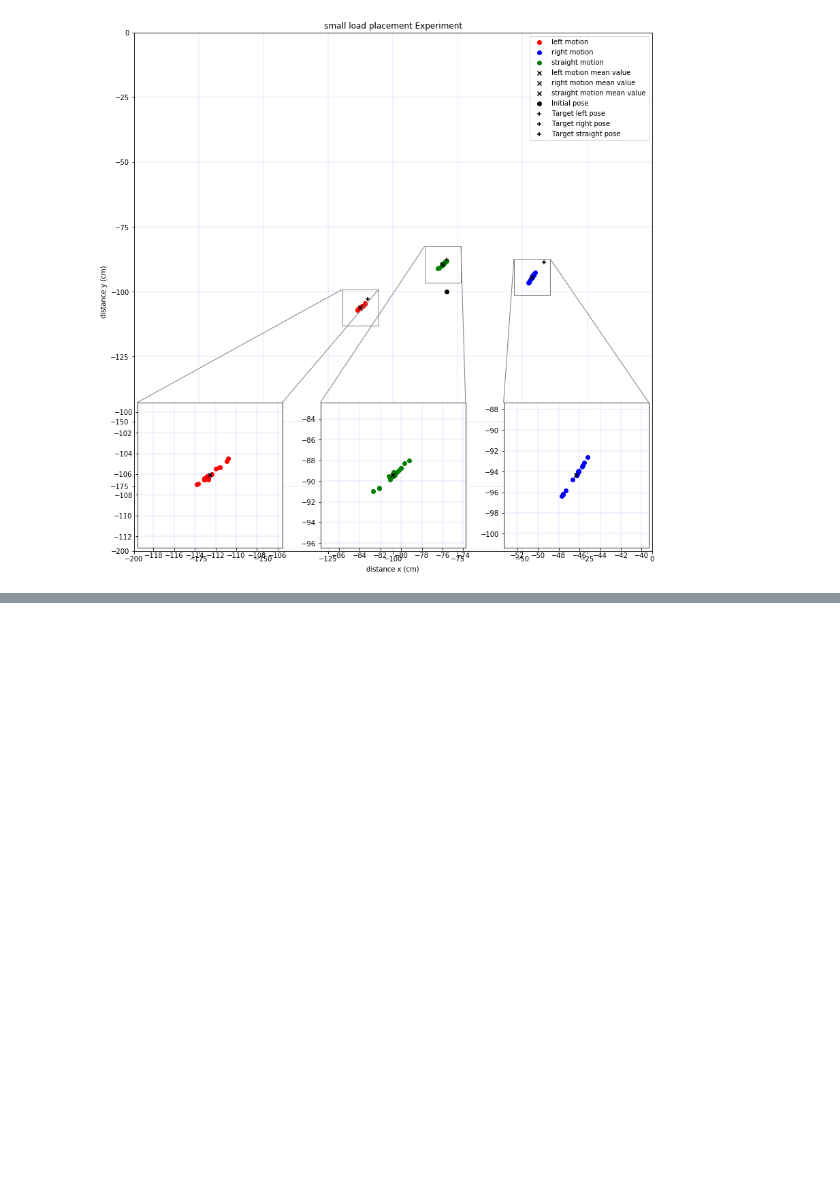
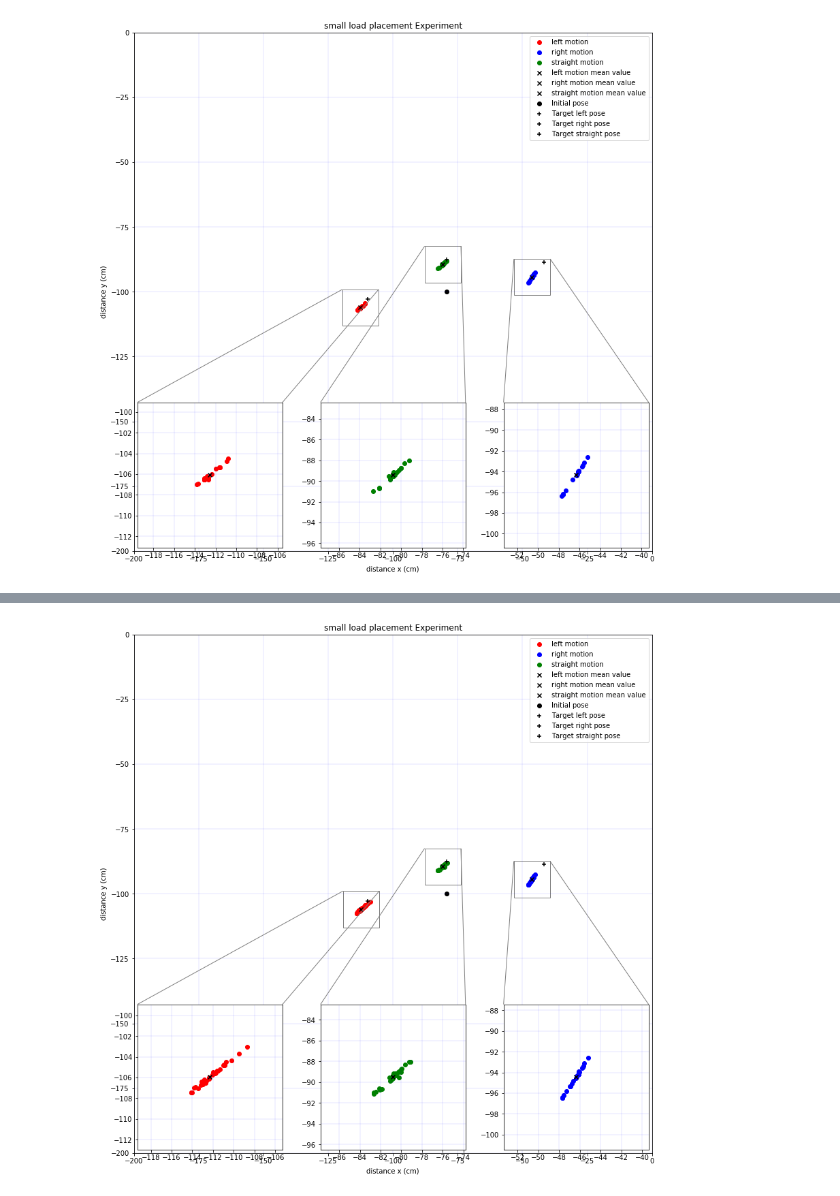
Before and after one commit to pranjaldhole/SEE, a Jupyter notebook: youbot/SEEHomework_AbhishekPadalkar_MaxMensing_PranjalDhole_youbot.ipynb, the cells around one changed output, grey strips where cells are left out. Cells and saved outputs as stored; diff of their text form; code cells hidden in the pictures; blank space fills up the shorter version.

```diff
--- a/youbot/SEEHomework_AbhishekPadalkar_MaxMensing_PranjalDhole_youbot.ipynb
+++ b/youbot/SEEHomework_AbhishekPadalkar_MaxMensing_PranjalDhole_youbot.ipynb
@@ -166,0 +331,6 @@ plot_data(data['small_left'], data['small_right'], data['small_straight'],
+# %%
+plot_data(data_combined['small_left'], data_combined['small_right'], data_combined['small_straight'],
+          initial_pose, target_left, target_right, target_straight, load_type='small',
+          combined_data=True, save_fig=True)
+# %% [output]
+[figure, added]
```
Also changed, not shown: parts of 17 cells of this notebook, 15 other files.
